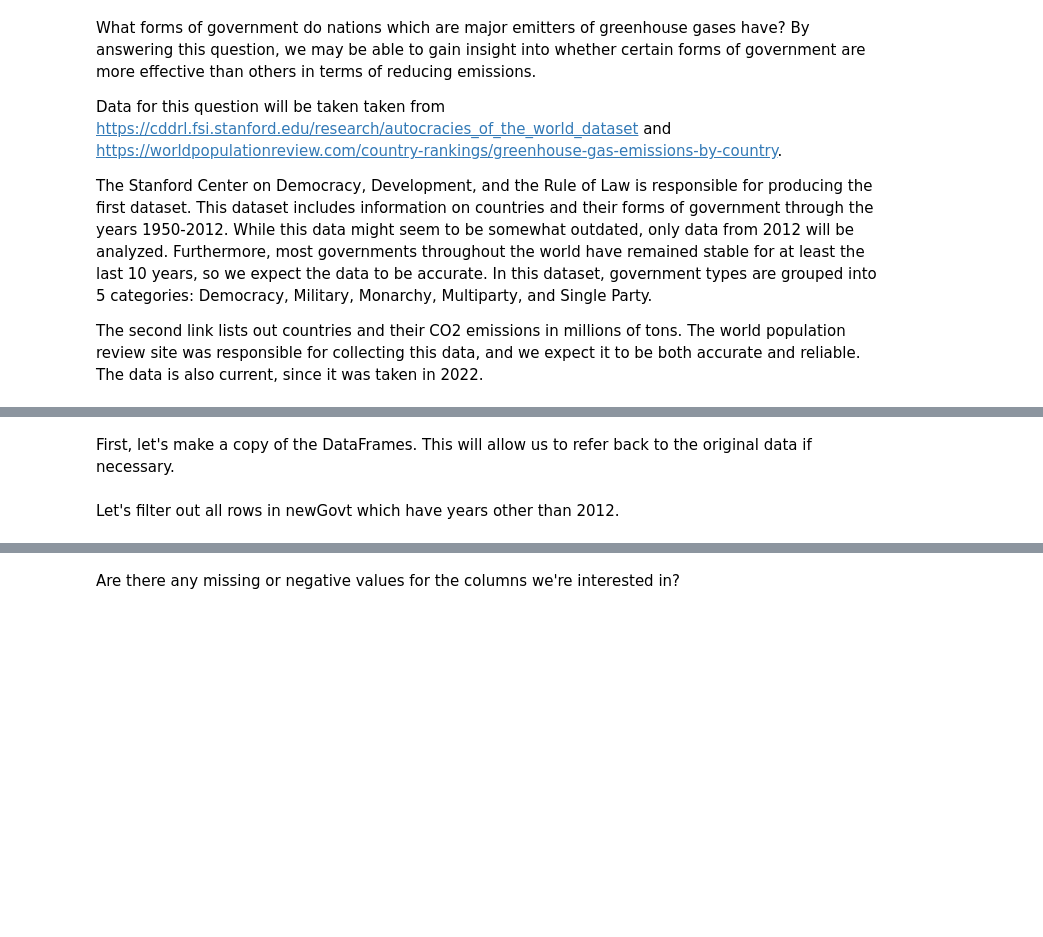
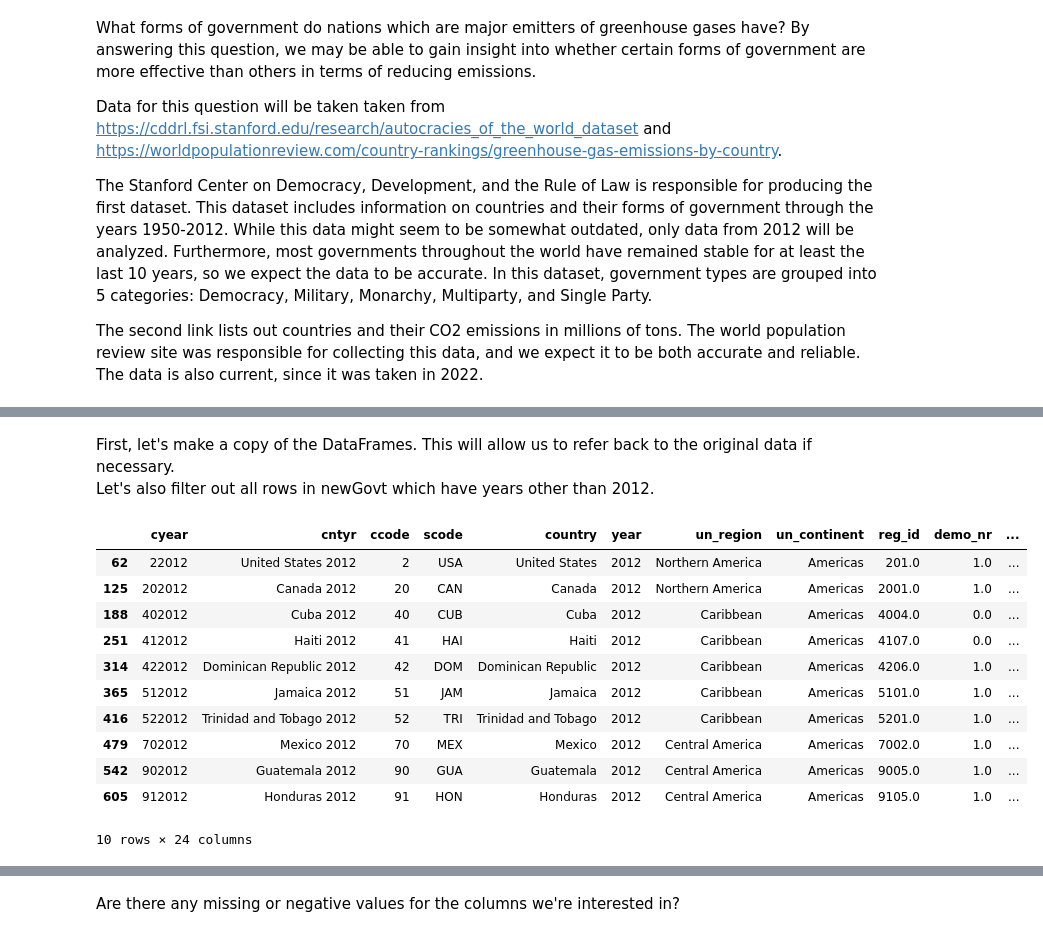
Before and after one commit to melotic/cs3654-project, a Jupyter notebook: Project3.ipynb, the cells around one changed output, grey strips where cells are left out. Cells and saved outputs as stored; diff of their text form; code cells hidden in the pictures; blank space fills up the shorter version.

```diff
--- a/Project3.ipynb
+++ b/Project3.ipynb
@@ -748,8 +720,25 @@ dtype: object
 # %% [markdown]
 First, let's make a copy of the DataFrames. This will allow us to refer back to the original data if necessary.
+Let's also filter out all rows in newGovt which have years other than 2012.
 # %%
 # Make a copy of the original dataframe and process data for analysis
-newEmissions = dirtyEmissions.copy()
-newGovt = dirtyGovt.copy()
+newEmissions = emissions_preJoin.copy()
+newGovt2012 = dirtyGovt.copy()
+
+# Filter by year (only 2012)
+newGovt2012 = newGovt2012[newGovt2012.year == 2012]
+newGovt2012.shape
+newGovt2012.head(10)
+# %% [output]
+|  | cyear | cntyr | ccode | scode | country | year | un_region | un_continent | reg_id | demo_nr | ... |
+| 62 | 22012 | United States 2012 | 2 | USA | United States | 2012 | Northern America | Americas | 201.0 | 1.0 | ... |
+| 125 | 202012 | Canada 2012 | 20 | CAN | Canada | 2012 | Northern America | Americas | 2001.0 | 1.0 | ... |
+| 188 | 402012 | Cuba 2012 | 40 | CUB | Cuba | 2012 | Caribbean | Americas | 4004.0 | 0.0 | ... |
+| 251 | 412012 | Haiti 2012 | 41 | HAI | Haiti | 2012 | Caribbean | Americas | 4107.0 | 0.0 | ... |
+| 314 | 422012 | Dominican Republic 2012 | 42 | DOM | Dominican Republic | 2012 | Caribbean | Americas | 4206.0 | 1.0 | ... |
+| 365 | 512012 | Jamaica 2012 | 51 | JAM | Jamaica | 2012 | Caribbean | Americas | 5101.0 | 1.0 | ... |
+| 416 | 522012 | Trinidad and Tobago 2012 | 52 | TRI | Trinidad and Tobago | 2012 | Caribbean | Americas | 5201.0 | 1.0 | ... |
+| 479 | 702012 | Mexico 2012 | 70 | MEX | Mexico | 2012 | Central America | Americas | 7002.0 | 1.0 | ... |
+| 542 | 902012 | Guatemala 2012 | 90 | GUA | Guatemala | 2012 | Central America | Americas | 9005.0 | 1.0 | ... |
+| 605 | 912012 | Honduras 2012 | 91 | HON | Honduras | 2012 | Central America | Americas | 9105.0 | 1.0 | ... |
+10 rows × 24 columns
-# %% [markdown]
-Let's filter out all rows in newGovt which have years other than 2012.
```
Also changed, not shown: parts of 70 cells of this notebook.
